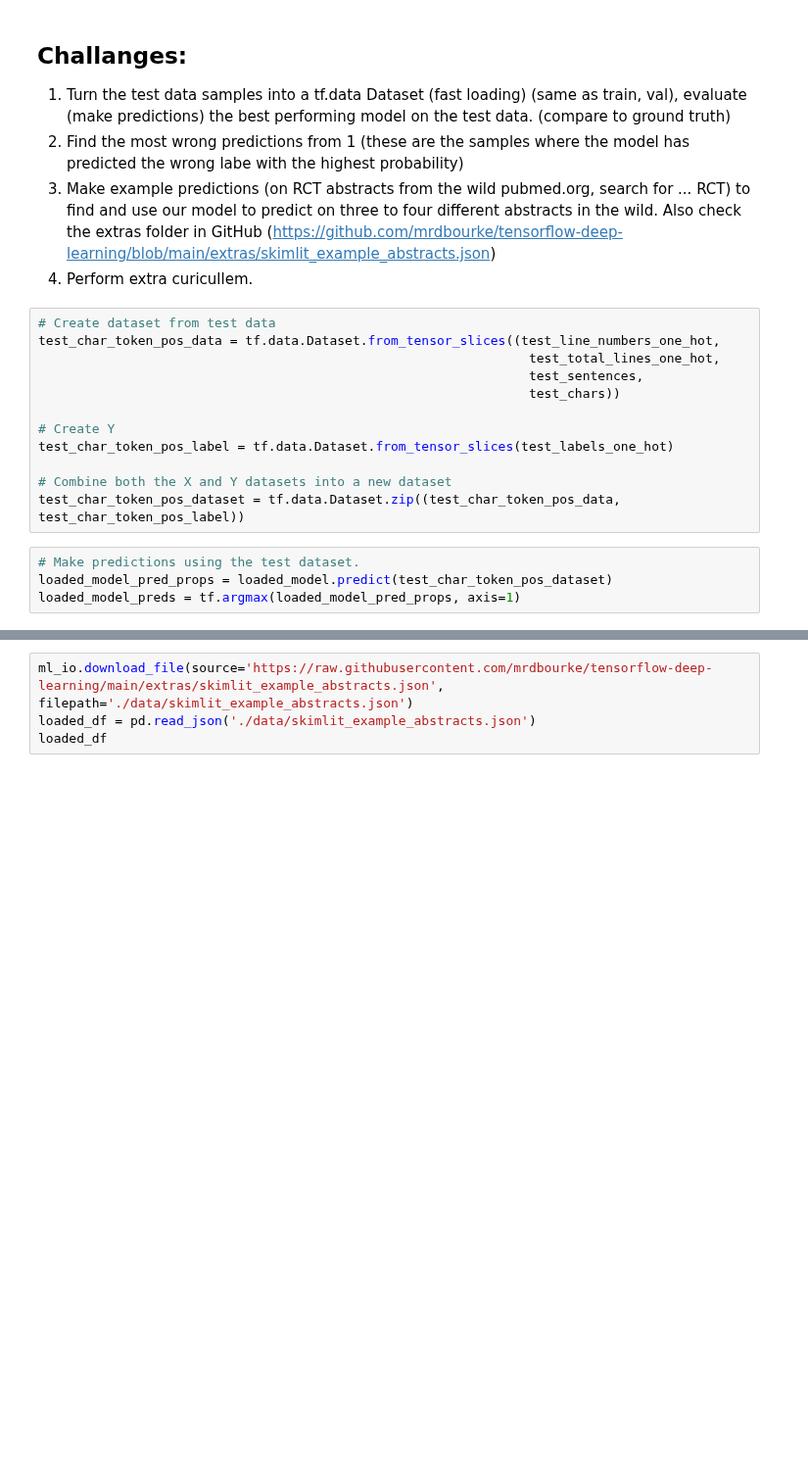
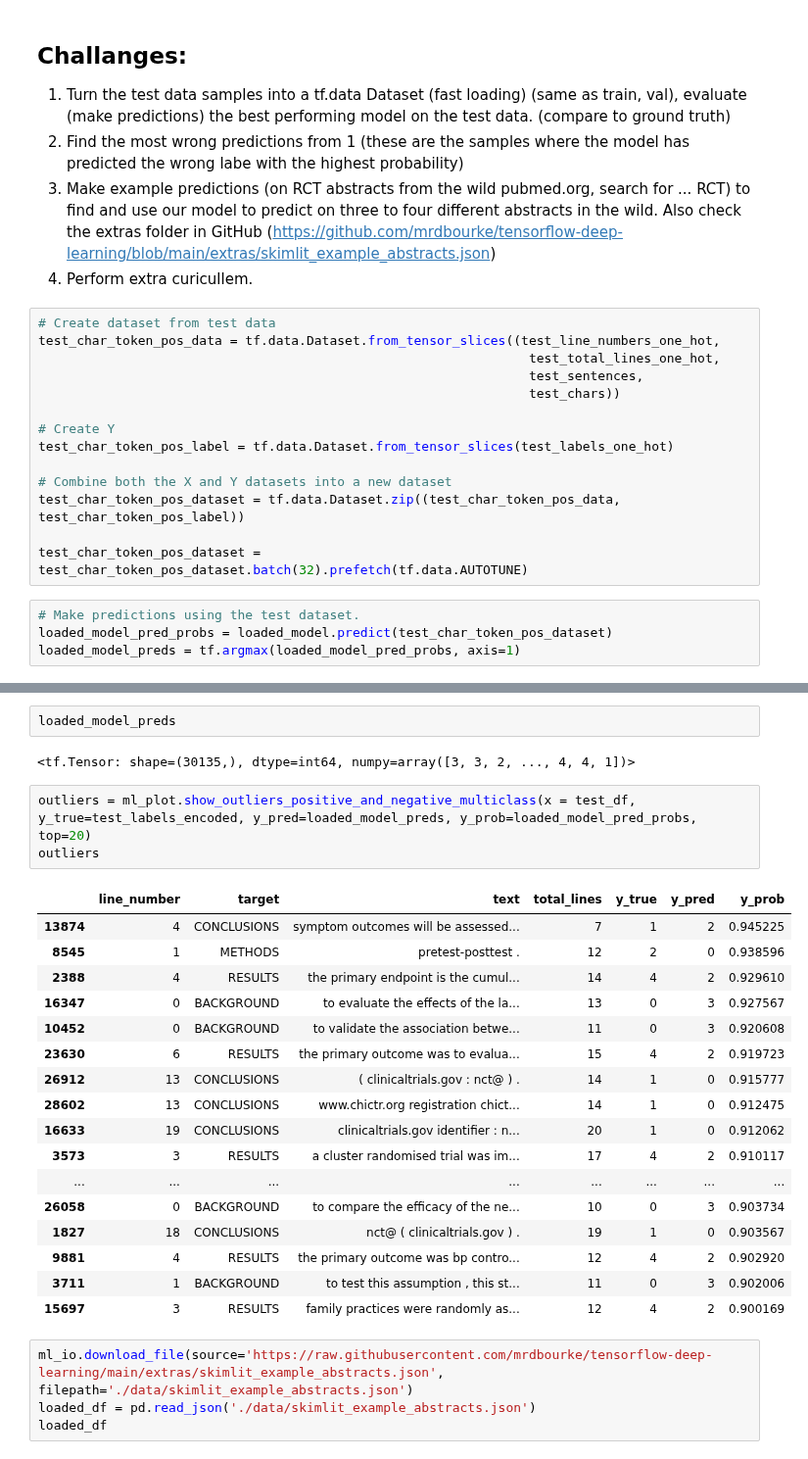
Before and after one commit to sodeso-nl/ml-notebooks, a Jupyter notebook: tensorflow-developer-certificate/section-11/tdc-section-11.ipynb, the cells around one changed output, grey strips where cells are left out. Shown at 98% size. Cells and saved outputs as stored; diff of their text form; blank space fills up the shorter version.

```diff
--- a/tensorflow-developer-certificate/section-11/tdc-section-11.ipynb
+++ b/tensorflow-developer-certificate/section-11/tdc-section-11.ipynb
@@ -1479,7 +1483,9 @@ test_char_token_pos_label = tf.data.Dataset.from_tensor_slices(test_labels_one_h
 
 # Combine both the X and Y datasets into a new dataset
 test_char_token_pos_dataset = tf.data.Dataset.zip((test_char_token_pos_data, test_char_token_pos_label))
+
+test_char_token_pos_dataset = test_char_token_pos_dataset.batch(32).prefetch(tf.data.AUTOTUNE)
 # %%
 # Make predictions using the test dataset.
-loaded_model_pred_props = loaded_model.predict(test_char_token_pos_dataset)
-loaded_model_preds = tf.argmax(loaded_model_pred_props, axis=1)
+loaded_model_pred_probs = loaded_model.predict(test_char_token_pos_dataset)
+loaded_model_preds = tf.argmax(loaded_model_pred_probs, axis=1)
@@ -1493,3 +1530,28 @@ ml_plot.show_outliers_positive_and_negative(y_true=test_labels_encoded, y_pred=l
+# %%
+loaded_model_preds
+# %% [output]
+<tf.Tensor: shape=(30135,), dtype=int64, numpy=array([3, 3, 2, ..., 4, 4, 1])>
+# %%
+outliers = ml_plot.show_outliers_positive_and_negative_multiclass(x = test_df, y_true=test_labels_encoded, y_pred=loaded_model_preds, y_prob=loaded_model_pred_probs, top=20)
+outliers
+# %% [output]
+|  | line_number | target | text | total_lines | y_true | y_pred | y_prob |
+| 13874 | 4 | CONCLUSIONS | symptom outcomes will be assessed... | 7 | 1 | 2 | 0.945225 |
+| 8545 | 1 | METHODS | pretest-posttest . | 12 | 2 | 0 | 0.938596 |
+| 2388 | 4 | RESULTS | the primary endpoint is the cumul... | 14 | 4 | 2 | 0.929610 |
+| 16347 | 0 | BACKGROUND | to evaluate the effects of the la... | 13 | 0 | 3 | 0.927567 |
+| 10452 | 0 | BACKGROUND | to validate the association betwe... | 11 | 0 | 3 | 0.920608 |
+| 23630 | 6 | RESULTS | the primary outcome was to evalua... | 15 | 4 | 2 | 0.919723 |
+| 26912 | 13 | CONCLUSIONS | ( clinicaltrials.gov : nct@ ) . | 14 | 1 | 0 | 0.915777 |
+| 28602 | 13 | CONCLUSIONS | www.chictr.org registration chict... | 14 | 1 | 0 | 0.912475 |
+| 16633 | 19 | CONCLUSIONS | clinicaltrials.gov identifier : n... | 20 | 1 | 0 | 0.912062 |
+| 3573 | 3 | RESULTS | a cluster randomised trial was im... | 17 | 4 | 2 | 0.910117 |
+| ... | ... | ... | ... | ... | ... | ... | ... |
+| 26058 | 0 | BACKGROUND | to compare the efficacy of the ne... | 10 | 0 | 3 | 0.903734 |
+| 1827 | 18 | CONCLUSIONS | nct@ ( clinicaltrials.gov ) . | 19 | 1 | 0 | 0.903567 |
+| 9881 | 4 | RESULTS | the primary outcome was bp contro... | 12 | 4 | 2 | 0.902920 |
+| 3711 | 1 | BACKGROUND | to test this assumption , this st... | 11 | 0 | 3 | 0.902006 |
+| 15697 | 3 | RESULTS | family practices were randomly as... | 12 | 4 | 2 | 0.900169 |
 # %%
 ml_io.download_file(source='https://raw.githubusercontent.com/mrdbourke/tensorflow-deep-learning/main/extras/skimlit_example_abstracts.json', filepath='./data/skimlit_example_abstracts.json')
 loaded_df = pd.read_json('./data/skimlit_example_abstracts.json')
```
Also changed, not shown: parts of 18 cells of this notebook.
